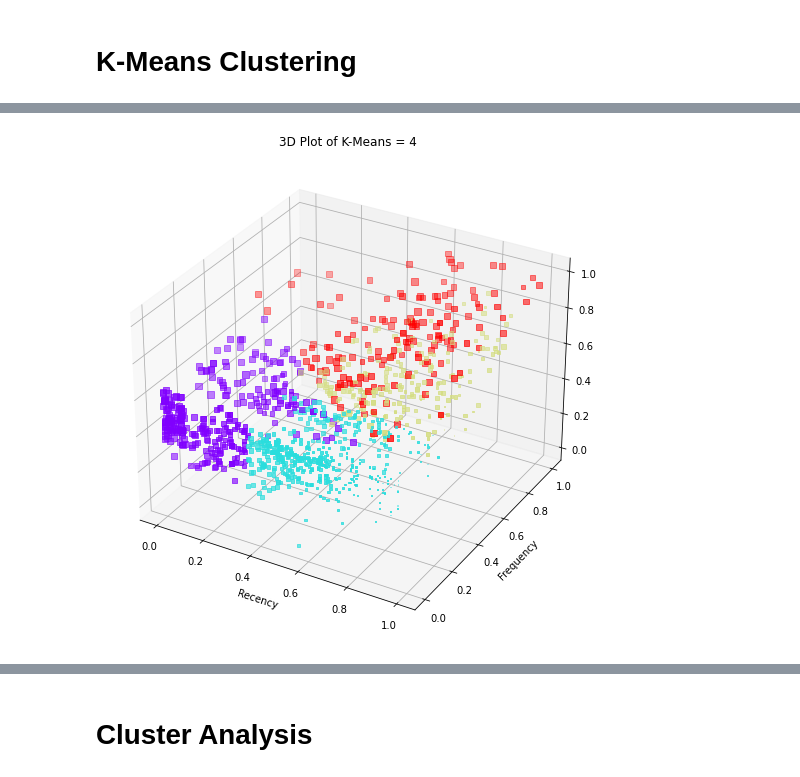
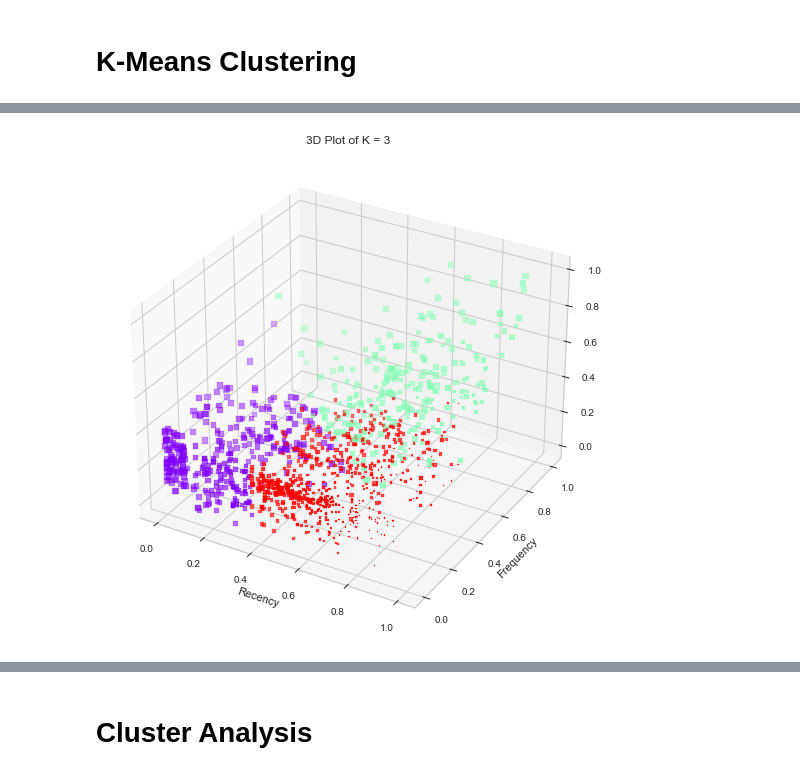
Before and after one commit to hammamnash/LRFM-Kmeans-Clustering, a Jupyter notebook: TA Hammam Clustering.ipynb, the cells around one changed output, grey strips where cells are left out. Drawn from its saved outputs; the diff is of its cells as text; code cells hidden in the pictures.

```diff
--- a/TA Hammam Clustering.ipynb
+++ b/TA Hammam Clustering.ipynb
@@ -470,7 +462,9 @@ Highest Cosine Value : 0.5821421079916311 at K=1
+# %%
+K_fix = 3
 # %%
 def kmeans(normalised_df_lrfm, clusters_number, original_df_lrfm):
 
-    kmeans = KMeans(n_clusters = clusters_number, random_state = 1)
+    kmeans = KMeans(n_clusters = clusters_number, random_state = 123)
     kmeans.fit(normalised_df_lrfm)
 
     # Extract cluster labels
@@ -478,14 +472,15 @@ def kmeans(normalised_df_lrfm, clusters_number, original_df_lrfm):
 
     # Create a cluster label column in original dataset
     df_new = original_df_lrfm.assign(Cluster = cluster_labels)
+    df_new['Cluster'] += 1
 
-    # Initialise TSNE
-    model = TSNE(random_state=1)
-    transformed = model.fit_transform(df_new)
+    # # Initialise TSNE
+    # model = TSNE(random_state=1)
+    # transformed = model.fit_transform(df_new)
 
-    # Plot t-SNE
-    plt.title('Flattened Graph of {} Clusters'.format(clusters_number))
-    sns.scatterplot(x=transformed[:,0], y=transformed[:,1], hue=cluster_labels, style=cluster_labels, palette="Set1")
+    # # Plot t-SNE
+    # plt.title('Flattened Graph of {} Clusters'.format(clusters_number))
+    # sns.scatterplot(x=transformed[:,0], y=transformed[:,1], hue=cluster_labels, style=cluster_labels, palette="Set1")
 
     return df_new
 
@@ -531,7 +526,7 @@ def threeD_plot(df_merge):
     return
 # %%
 #Scatter Plot
-plt.figure(figsize=(16, 8))
-df_lrfm_k4 = kmeans(norm_lrfm, 4, lrfm)
+# plt.figure(figsize=(16, 8))
+df_cluster_fix = kmeans(norm_lrfm, K_fix, lrfm)
 
-plt.savefig('Grafik/Cluster_is_4-flattened.png', format='png', dpi=300)
+# plt.savefig('Grafik/Cluster_is_4-flattened.png', format='png', dpi=300)
@@ -540,6 +533,3 @@ plt.savefig('Grafik/Cluster_is_4-flattened.png', format='png', dpi=300)
-# %%
-#Pilih dataframe dengan jumlah cluster yang fix dipakai
-df_cluster_fix = df_lrfm_k4.copy()
 # %%
 df_lrfm_all = pd.merge(df_cluster_fix, norm_lrfm, on='telp', suffixes=('_real', '_norm'))
 
@@ -563,10 +561,10 @@ df_lrfm_all
 # %%
 plt.figure(figsize=(16, 9))
 
 #3D Plot
 ax = plt.axes(projection='3d')
-plt.title('3D Plot of K-Means = 4')
+plt.title("3D Plot of K = %s" % (K_fix))
 threeD_plot(df_lrfm_all)
-plt.savefig('Grafik/Cluster_is_4-3dplot.png', format='png', dpi=300)
+plt.savefig('Grafik/Cluster_is_3-3dplot.png', format='png', dpi=300)
 # %% [output]
-[figure, old version]
+[figure, new version]
```
Also changed, not shown: parts of 53 cells of this notebook.
